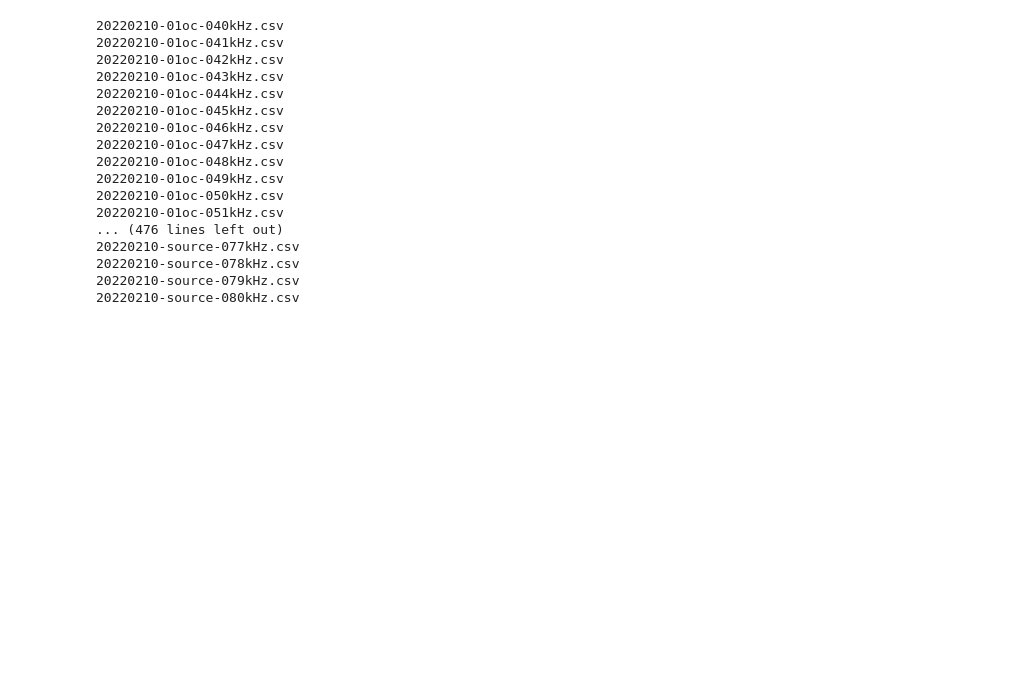
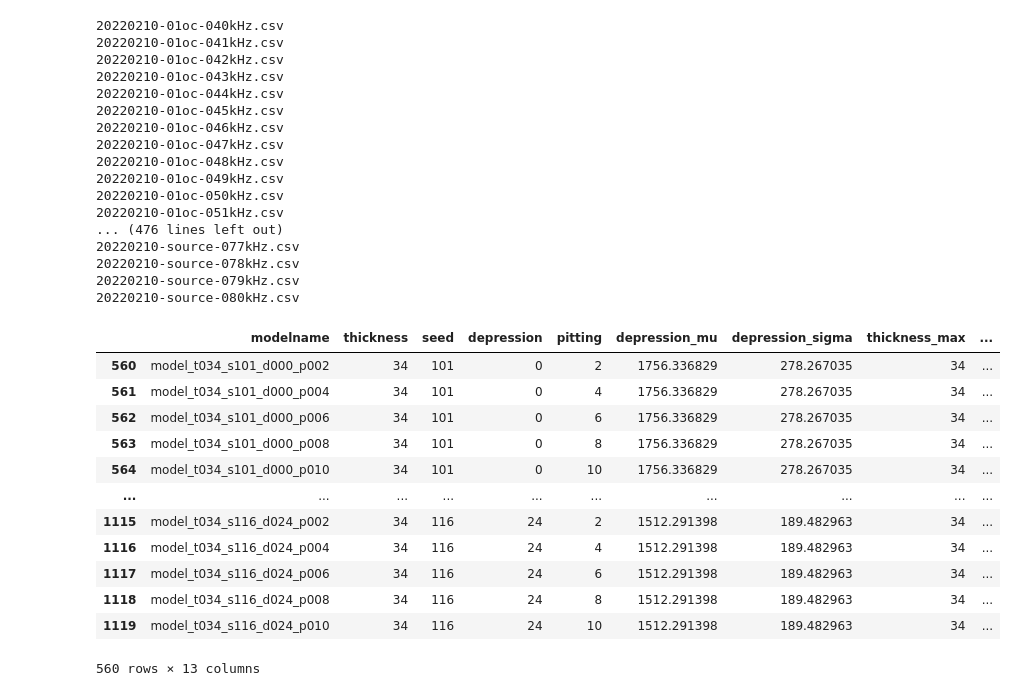
Before and after one commit to MagnsW/realisticPipeML, a Jupyter notebook: notebooks/05_synth_real_comp.ipynb, the cells around one changed output. Drawn from its saved outputs; the diff is of its cells as text; code cells hidden in the pictures; blank space fills up the shorter version.

```diff
--- a/notebooks/05_synth_real_comp.ipynb
+++ b/notebooks/05_synth_real_comp.ipynb
@@ -80,3 +80,21 @@ df_waveforms, df_time = read_data.read_waveforms(realdatapath)
 20220210-source-078kHz.csv
 20220210-source-079kHz.csv
 20220210-source-080kHz.csv
+# %%
+labels = pd.read_csv(Path().joinpath('..', 'data', 'input_simulated', 'labels_rot.csv'))
+# %%
+labels[labels['thickness'] == 34]
+# %% [output]
+|  | modelname | thickness | seed | depression | pitting | depression_mu | depression_sigma | thickness_max | ... |
+| 560 | model_t034_s101_d000_p002 | 34 | 101 | 0 | 2 | 1756.336829 | 278.267035 | 34 | ... |
+| 561 | model_t034_s101_d000_p004 | 34 | 101 | 0 | 4 | 1756.336829 | 278.267035 | 34 | ... |
+| 562 | model_t034_s101_d000_p006 | 34 | 101 | 0 | 6 | 1756.336829 | 278.267035 | 34 | ... |
+| 563 | model_t034_s101_d000_p008 | 34 | 101 | 0 | 8 | 1756.336829 | 278.267035 | 34 | ... |
+| 564 | model_t034_s101_d000_p010 | 34 | 101 | 0 | 10 | 1756.336829 | 278.267035 | 34 | ... |
+| ... | ... | ... | ... | ... | ... | ... | ... | ... | ... |
+| 1115 | model_t034_s116_d024_p002 | 34 | 116 | 24 | 2 | 1512.291398 | 189.482963 | 34 | ... |
+| 1116 | model_t034_s116_d024_p004 | 34 | 116 | 24 | 4 | 1512.291398 | 189.482963 | 34 | ... |
+| 1117 | model_t034_s116_d024_p006 | 34 | 116 | 24 | 6 | 1512.291398 | 189.482963 | 34 | ... |
+| 1118 | model_t034_s116_d024_p008 | 34 | 116 | 24 | 8 | 1512.291398 | 189.482963 | 34 | ... |
+| 1119 | model_t034_s116_d024_p010 | 34 | 116 | 24 | 10 | 1512.291398 | 189.482963 | 34 | ... |
+560 rows × 13 columns
```
Also changed, not shown: parts of 2 cells of this notebook, 3 other files.
